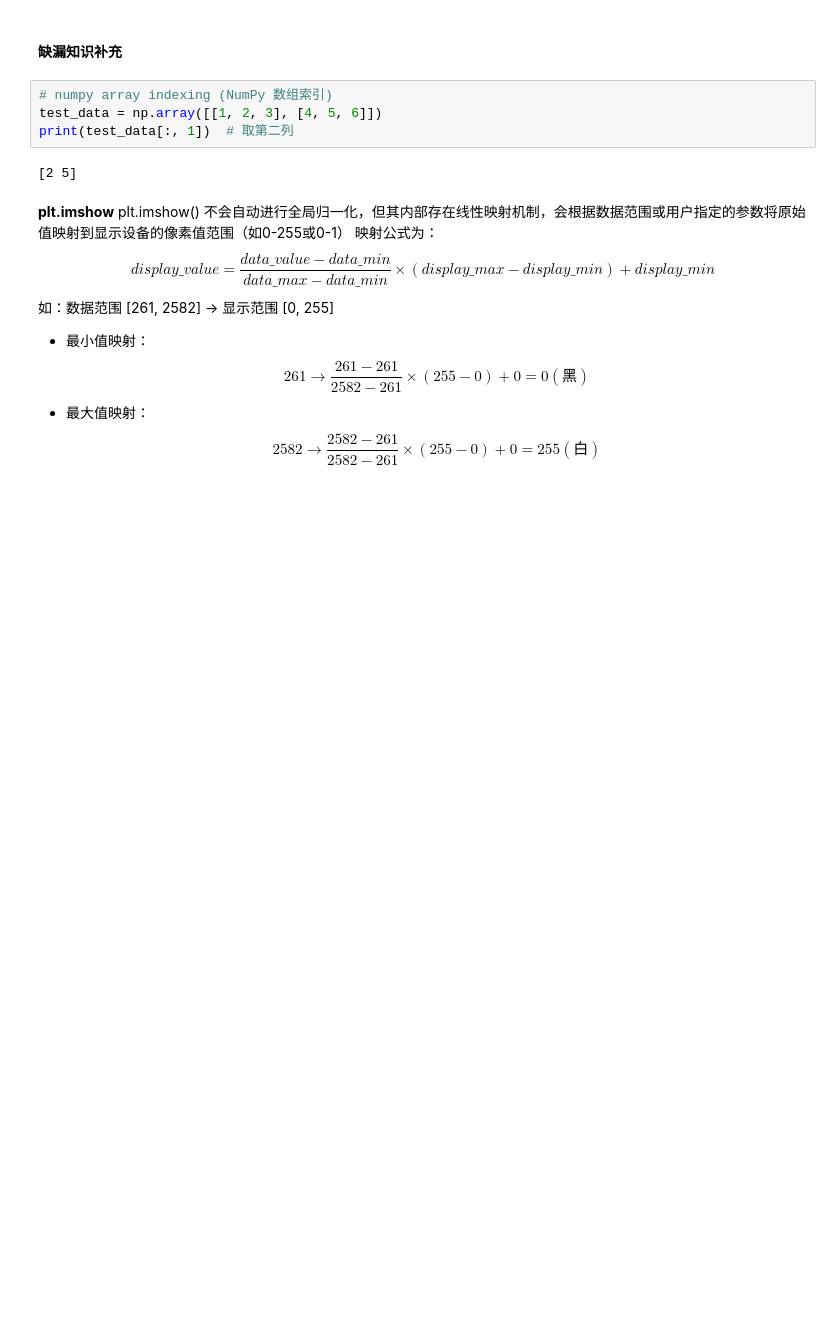
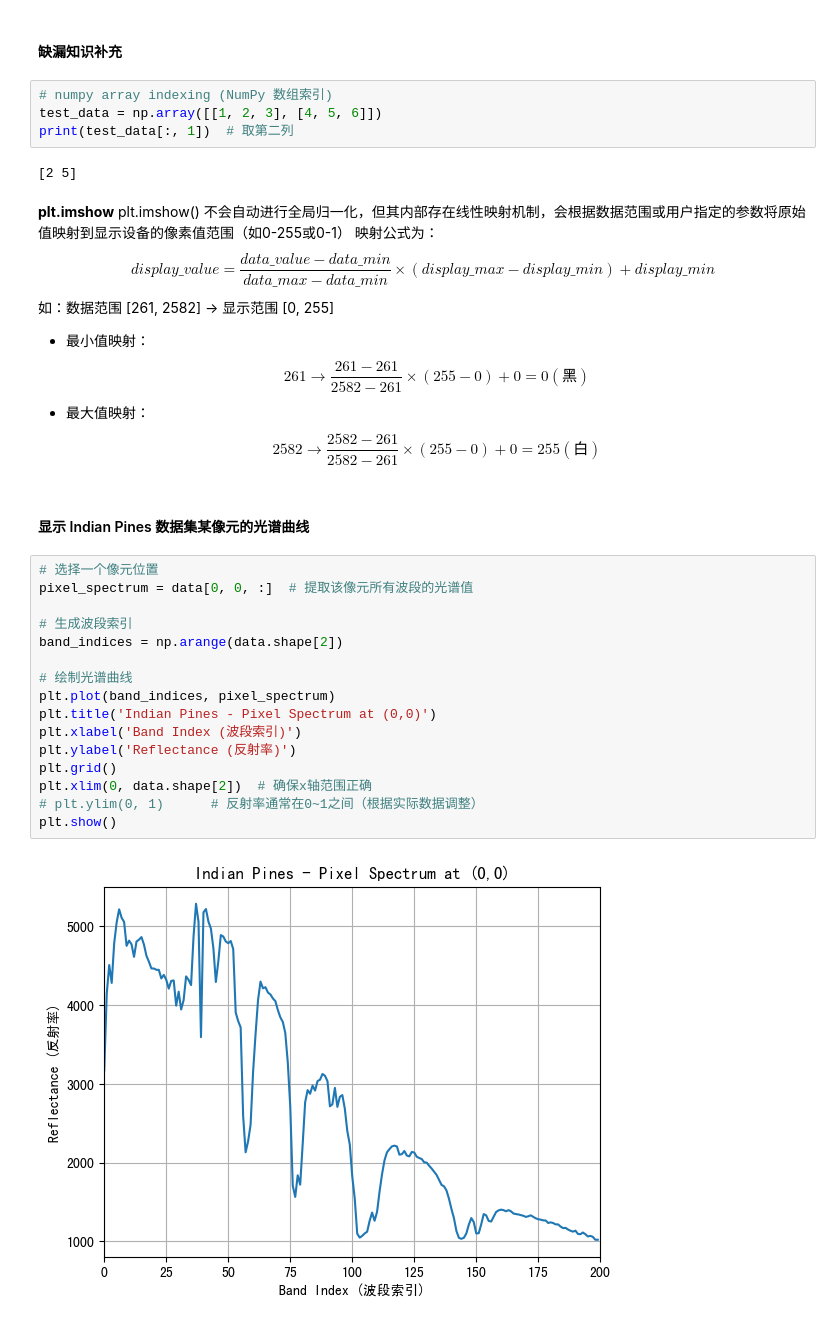
Before and after one commit to cu4oral6/spectral_study, a Jupyter notebook: notebooks/01_python_basics/Week1.ipynb, the cells around one changed output. Drawn from its saved outputs; the diff is of its cells as text; blank space fills up the shorter version.

```diff
--- a/notebooks/01_python_basics/Week1.ipynb
+++ b/notebooks/01_python_basics/Week1.ipynb
@@ -155,3 +157,23 @@ $$ display\_value = \frac{data\_value-data\_min}{data\_max-data\_min} \times (di
     $$ 261 \to \frac{261-261}{2582-261} \times (255-0)+0 = 0(黑) $$
 - 最大值映射：
     $$ 2582 \to \frac{2582-261}{2582-261} \times (255-0)+0 = 255(白) $$
+# %% [markdown]
+#### 显示 Indian Pines 数据集某像元的光谱曲线
+# %%
+# 选择一个像元位置
+pixel_spectrum = data[0, 0, :]  # 提取该像元所有波段的光谱值
+
+# 生成波段索引
+band_indices = np.arange(data.shape[2])
+
+# 绘制光谱曲线
+plt.plot(band_indices, pixel_spectrum)
+plt.title('Indian Pines - Pixel Spectrum at (0,0)')
+plt.xlabel('Band Index (波段索引)')
+plt.ylabel('Reflectance (反射率)')
+plt.grid()
+plt.xlim(0, data.shape[2])  # 确保x轴范围正确
+# plt.ylim(0, 1)      # 反射率通常在0~1之间（根据实际数据调整）
+plt.show()
+# %% [output]
+[figure, added]
```
Also changed, not shown: parts of 3 cells of this notebook, 3 other files.
